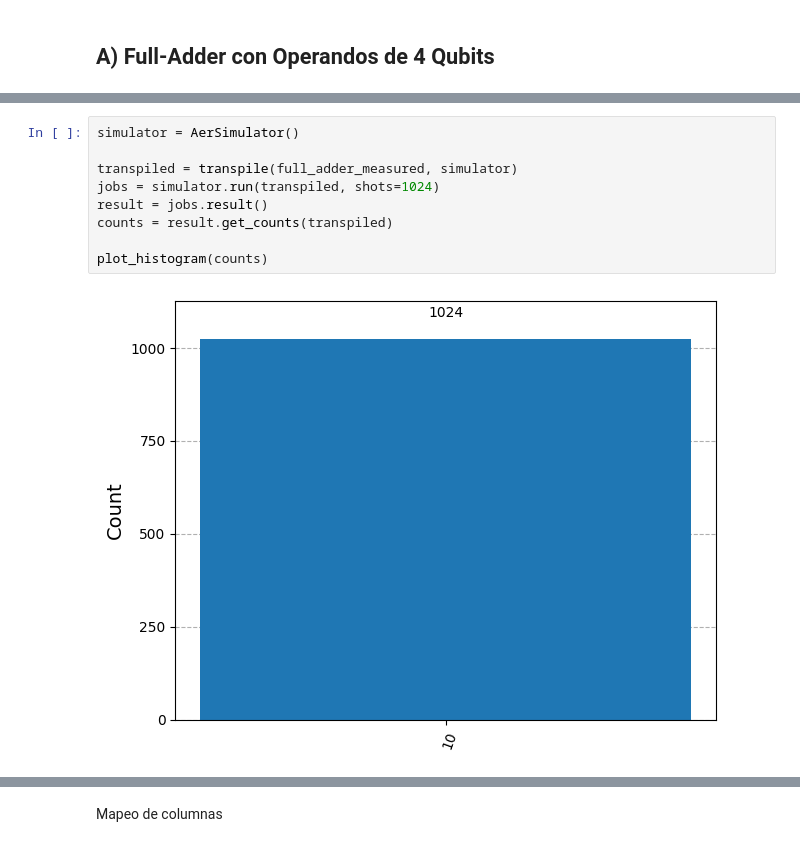
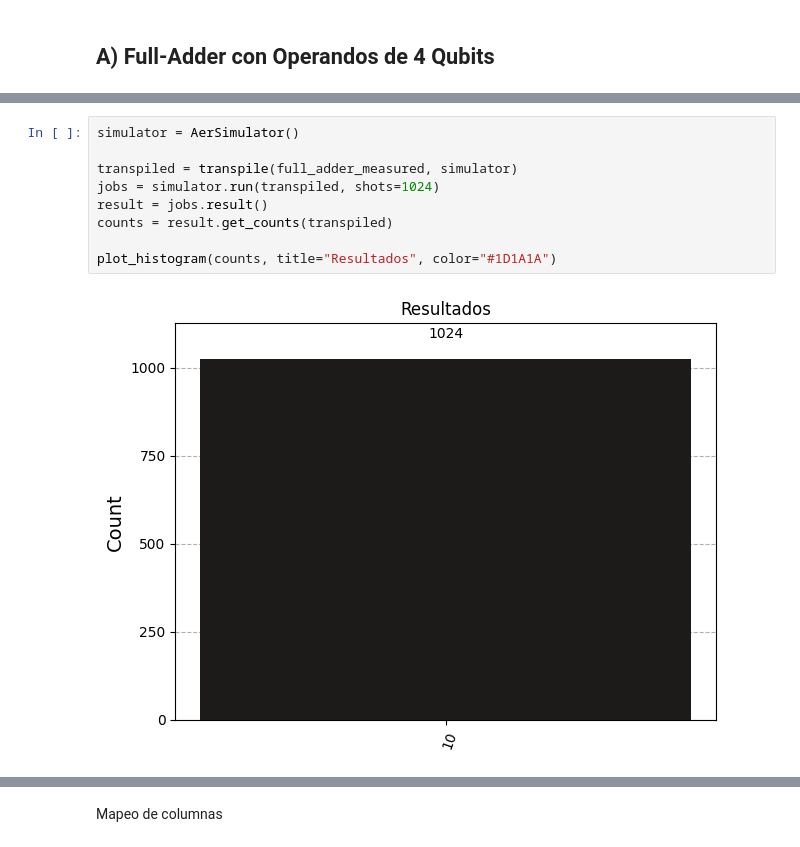
Before and after one commit to iroumec/Quantum-Computing, a Jupyter notebook: segunda_entrega.ipynb, the cells around one changed output, grey strips where cells are left out. Cells and saved outputs as stored; diff of their text form.

```diff
--- a/segunda_entrega.ipynb
+++ b/segunda_entrega.ipynb
@@ -83,14 +65,14 @@ c: 2/═════════════════════╩══╩
 # %%
 simulator = AerSimulator()
 
 transpiled = transpile(full_adder_measured, simulator)
 jobs = simulator.run(transpiled, shots=1024)
 result = jobs.result()
 counts = result.get_counts(transpiled)
 
-plot_histogram(counts)
+plot_histogram(counts, title="Resultados", color="#1D1A1A")
 # %% [output]
-[figure, old version]
+[figure, new version]
 # %%
 # --- 2. Creación del Circuito de Prueba (8 Combinaciones) ---
 # c[0]: Entrada A (q0)
```
Also changed, not shown: parts of 56 cells of this notebook, 4 other files.
